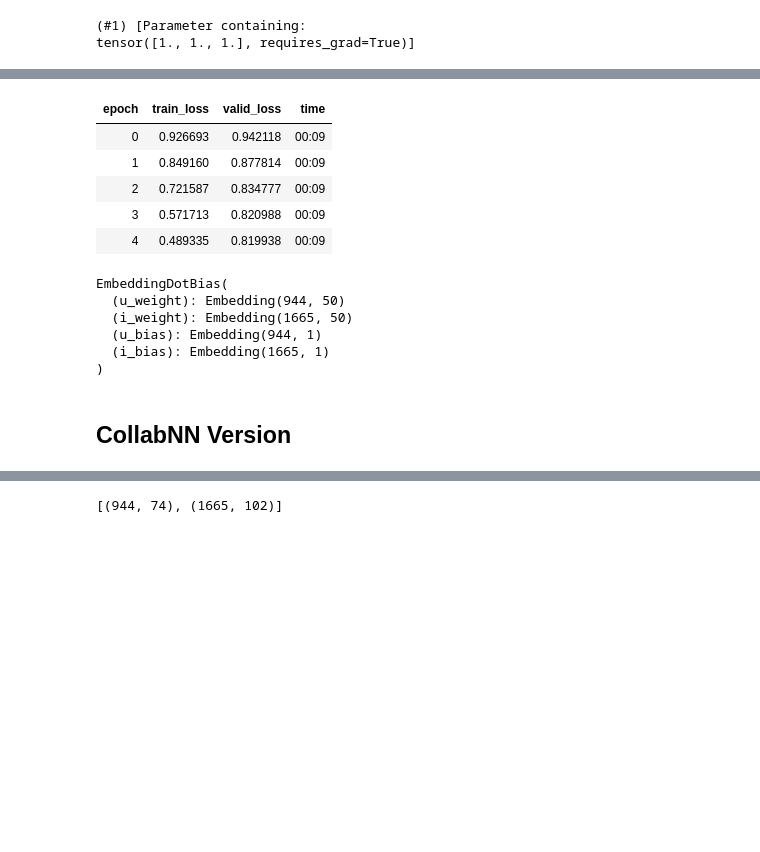
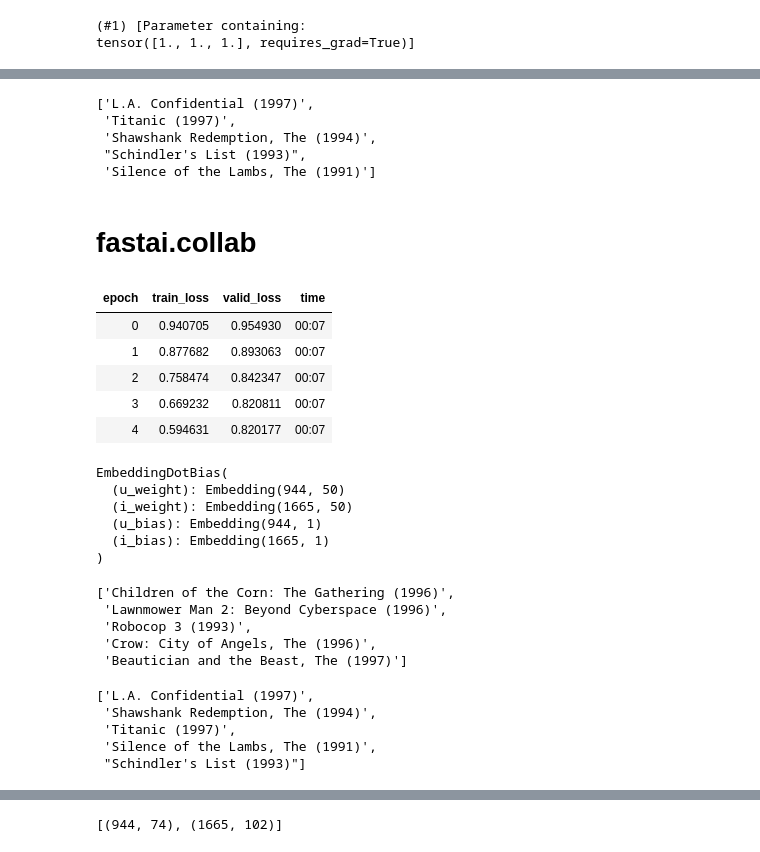
Before and after one commit to aviagarwal1212/fastai-part1-2020, a Jupyter notebook: lecture-notebooks/chapter8.ipynb, the cells around one changed output, grey strips where cells are left out. Drawn from its saved outputs; the diff is of its cells as text; code cells hidden in the pictures; blank space fills up the shorter version.

```diff
--- a/lecture-notebooks/chapter8.ipynb
+++ b/lecture-notebooks/chapter8.ipynb
@@ -27,8 +46,7 @@ ratings.head()
 | 3 | 244 | 51 | 2 | 880606923 |
 | 4 | 166 | 346 | 1 | 886397596 |
 # %%
-movies = pd.read_csv(path/'u.item',  delimiter='|', encoding='latin-1',
-                     usecols=(0,1), names=('movie','title'), header=None)
+movies = pd.read_csv(path/'u.item', delimiter='|', encoding='latin-1', usecols=(0,1), names=('movie', 'title'), header=None)
 movies.head()
 # %% [output]
 |  | movie | title |
@@ -213,13 +384,23 @@ learn.fit_one_cycle(5, 5e-3, wd=0.1)
+# %%
+[dls.classes['title'][i] for i in movies_bias.argsort(descending=True)[:5]]
+# %% [output]
+['L.A. Confidential (1997)',
+ 'Titanic (1997)',
+ 'Shawshank Redemption, The (1994)',
+ "Schindler's List (1993)",
+ 'Silence of the Lambs, The (1991)']
+# %% [markdown]
+# fastai.collab
 # %%
 learn = collab_learner(dls, n_factors=50, y_range=(0,5.5))
-learn.fit_one_cycle(5, 5e-3, wd=0.1)
+learn.fit_one_cycle(5, 5e-3, wd=0.15)
 # %% [output]
 | epoch | train_loss | valid_loss | time |
-| 0 | 0.926693 | 0.942118 | 00:09 |
-| 1 | 0.849160 | 0.877814 | 00:09 |
-| 2 | 0.721587 | 0.834777 | 00:09 |
-| 3 | 0.571713 | 0.820988 | 00:09 |
-| 4 | 0.489335 | 0.819938 | 00:09 |
+| 0 | 0.940705 | 0.954930 | 00:07 |
+| 1 | 0.877682 | 0.893063 | 00:07 |
+| 2 | 0.758474 | 0.842347 | 00:07 |
+| 3 | 0.669232 | 0.820811 | 00:07 |
+| 4 | 0.594631 | 0.820177 | 00:07 |
 # %%
 learn.model
 # %% [output]
@@ -229,5 +410,3 @@ EmbeddingDotBias(
   (u_bias): Embedding(944, 1)
   (i_bias): Embedding(1665, 1)
 )
-# %% [markdown]
-## CollabNN Version
@@ -233,0 +415,16 @@ EmbeddingDotBias(
+# %%
+[dls.classes['title'][i] for i in movies_bias.argsort()[:5]]
+# %% [output]
+['Children of the Corn: The Gathering (1996)',
+ 'Lawnmower Man 2: Beyond Cyberspace (1996)',
+ 'Robocop 3 (1993)',
+ 'Crow: City of Angels, The (1996)',
+ 'Beautician and the Beast, The (1997)']
+# %%
+[dls.classes['title'][i] for i in movies_bias.argsort(descending=True)[:5]]
+# %% [output]
+['L.A. Confidential (1997)',
+ 'Shawshank Redemption, The (1994)',
+ 'Titanic (1997)',
+ 'Silence of the Lambs, The (1991)',
+ "Schindler's List (1993)"]
```
Also changed, not shown: parts of 82 cells of this notebook.
